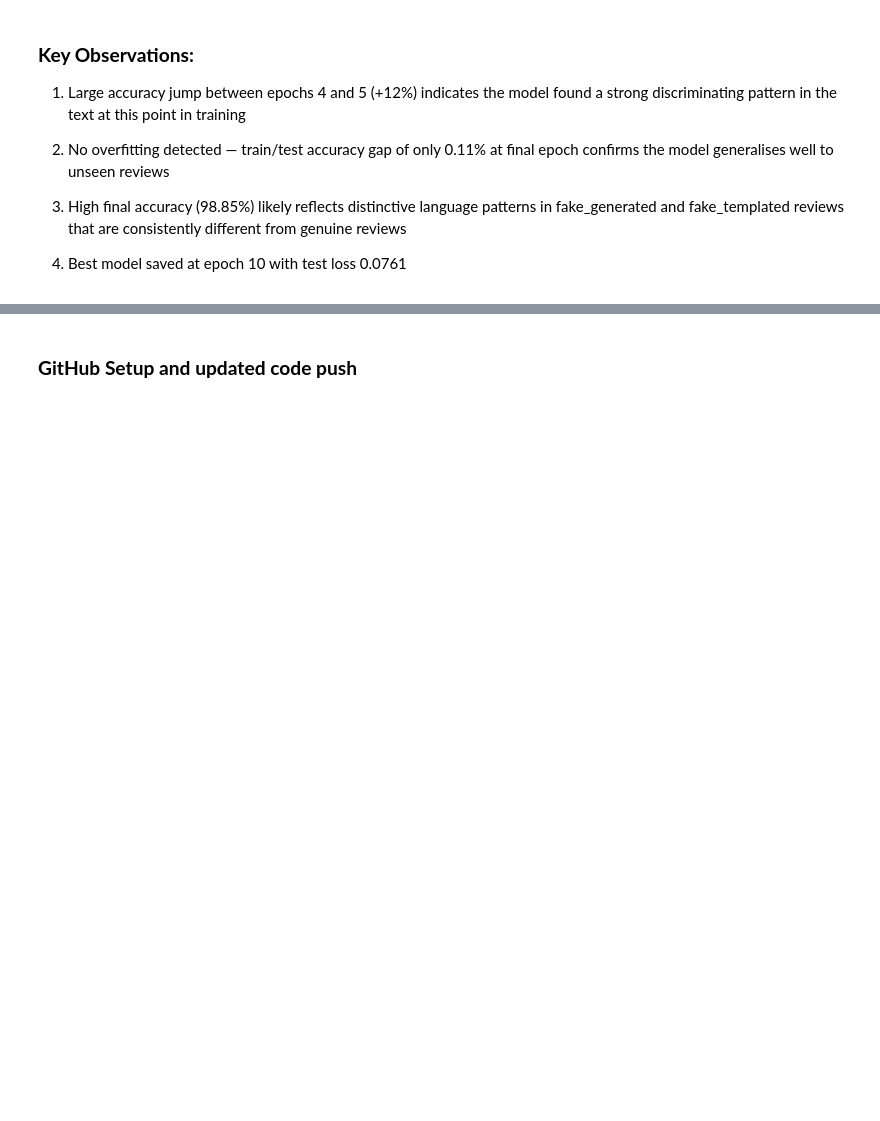
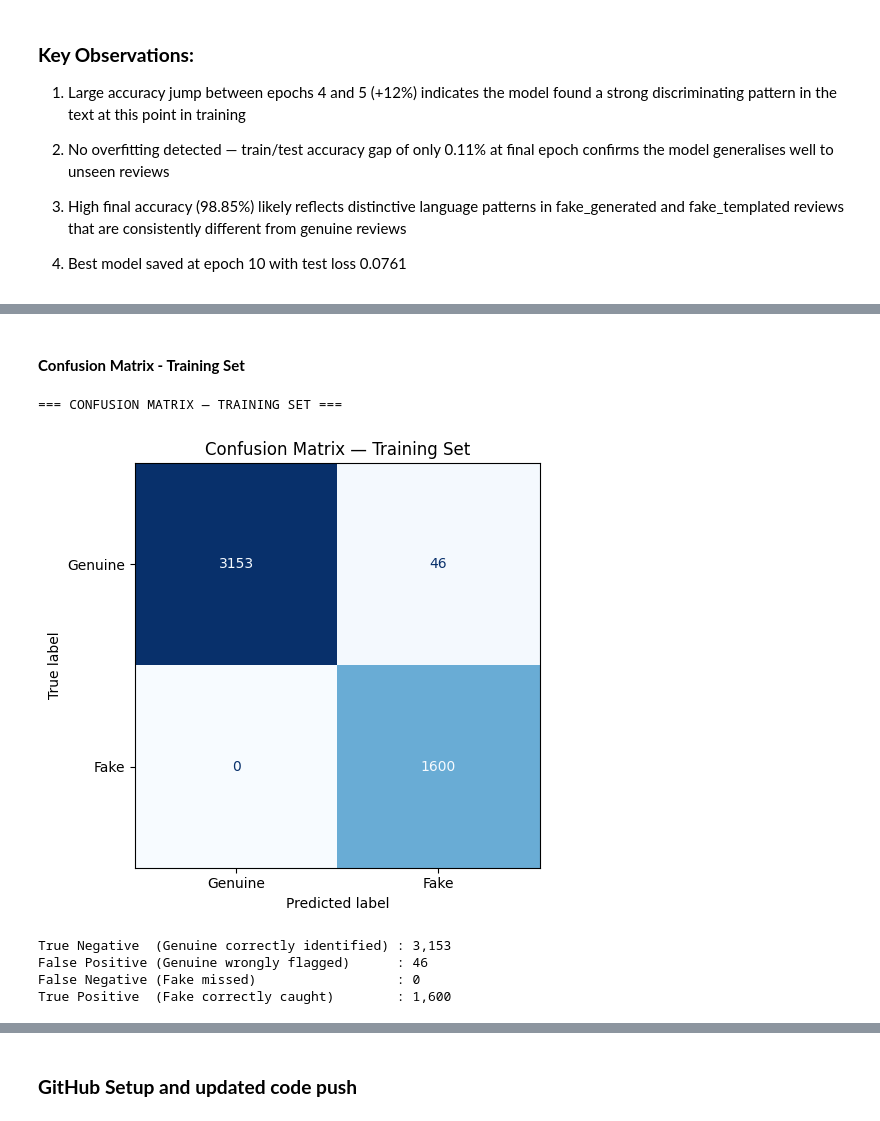
Before and after one commit to Thedeadman0612/TrustCart, a Jupyter notebook: phase2/notebooks/phase2_fake_review_detection.ipynb, the cells around one changed output, grey strips where cells are left out. Drawn from its saved outputs; the diff is of its cells as text; code cells hidden in the pictures; blank space fills up the shorter version.

```diff
--- a/phase2/notebooks/phase2_fake_review_detection.ipynb
+++ b/phase2/notebooks/phase2_fake_review_detection.ipynb
@@ -2413,0 +2564,37 @@ in Task 8 will confirm whether 10 epochs was appropriate.
+# %% [markdown]
+#### **Confusion Matrix - Training Set**
+# %%
+print("=== CONFUSION MATRIX — TRAINING SET ===")
+print("")
+
+cm_train = confusion_matrix(train_true, train_preds)
+
+disp_train = ConfusionMatrixDisplay(
+    confusion_matrix=cm_train,
+    display_labels=['Genuine', 'Fake']
+)
+
+fig, ax = plt.subplots(figsize=(6, 5))
+disp_train.plot(ax=ax, colorbar=False, cmap='Blues')
+plt.title('Confusion Matrix — Training Set')
+plt.tight_layout()
+plt.show()
+
+# Print raw numbers with explanation
+tn = cm_train[0][0]
+fp = cm_train[0][1]
+fn = cm_train[1][0]
+tp = cm_train[1][1]
+
+print("")
+print(f"True Negative  (Genuine correctly identified) : {tn:,}")
+print(f"False Positive (Genuine wrongly flagged)      : {fp:,}")
+print(f"False Negative (Fake missed)                  : {fn:,}")
+print(f"True Positive  (Fake correctly caught)        : {tp:,}")
+# %% [output]
+=== CONFUSION MATRIX — TRAINING SET ===
+[figure, added]
+True Negative  (Genuine correctly identified) : 3,153
+False Positive (Genuine wrongly flagged)      : 46
+False Negative (Fake missed)                  : 0
+True Positive  (Fake correctly caught)        : 1,600
```
Also changed, not shown: parts of 17 cells of this notebook.
